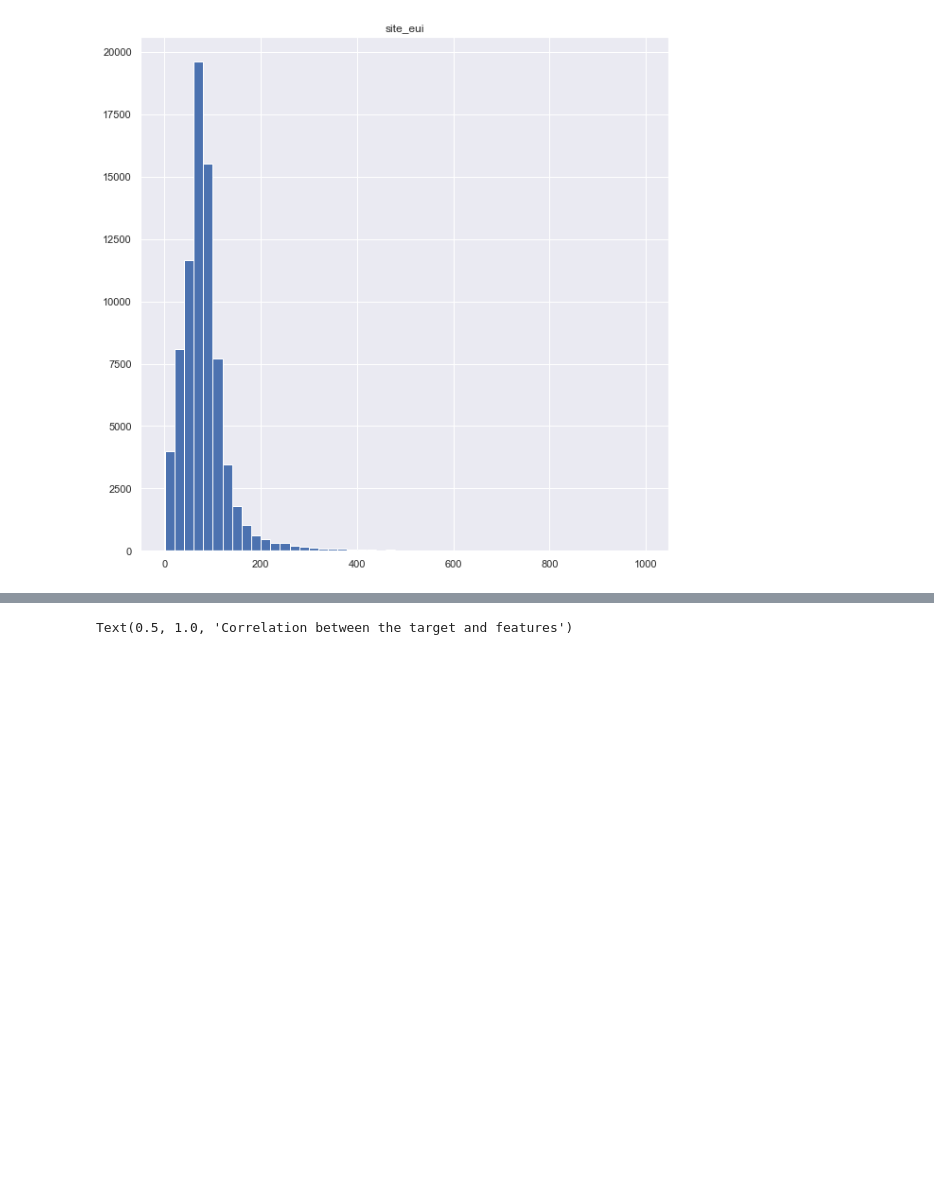
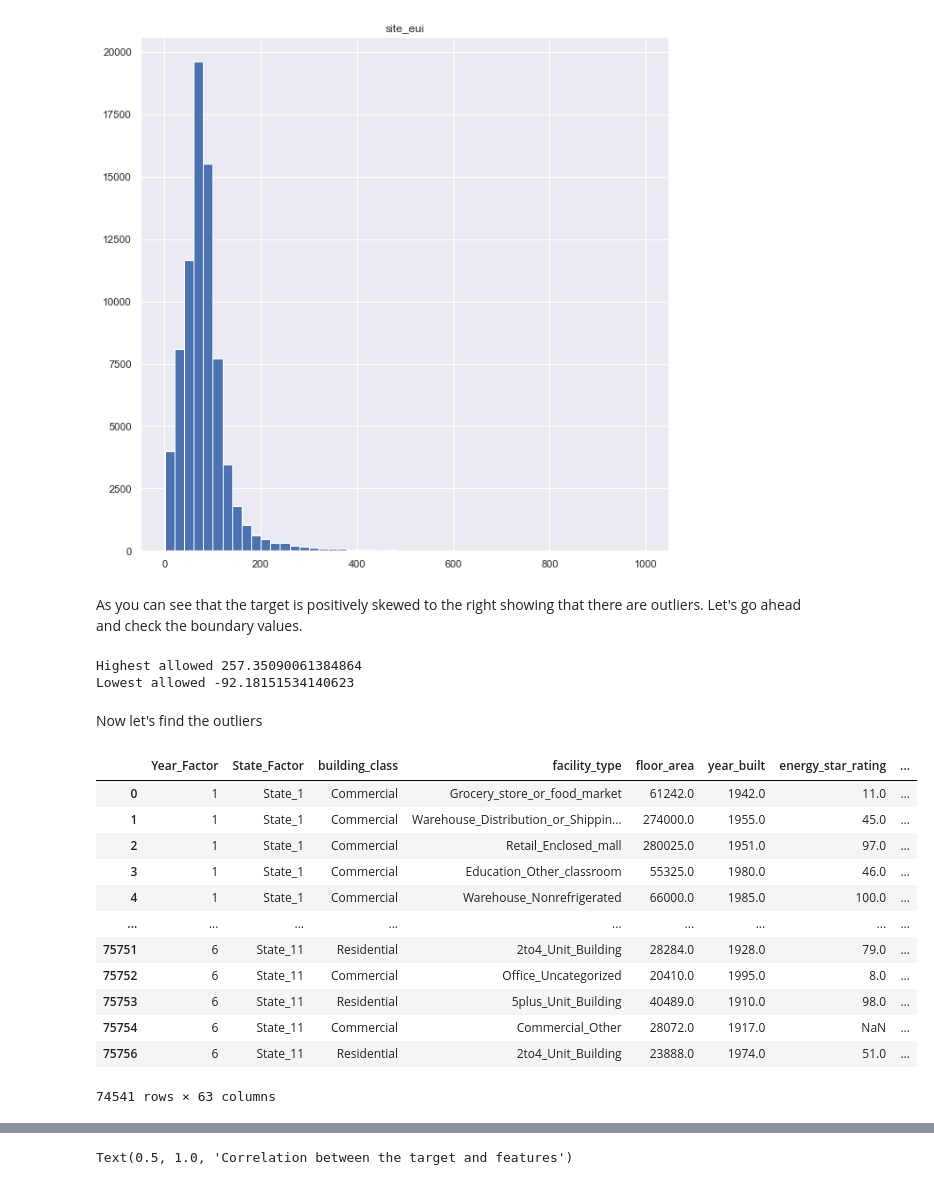
Before and after one commit to Teetee-lab/WIDS_Datathon2022_Project, a Jupyter notebook: notebook/EDA.ipynb, the cells around one changed output, grey strips where cells are left out. Drawn from its saved outputs; the diff is of its cells as text; code cells hidden in the pictures; blank space fills up the shorter version.

```diff
--- a/notebook/EDA.ipynb
+++ b/notebook/EDA.ipynb
@@ -155,3 +189,32 @@ train_df.hist(column='site_eui', bins = 50, figsize=(10,10))
 plt.show()
 # %% [output]
 [figure]
+# %% [markdown]
+As you can see that the target is positively skewed to the right showing that there are outliers. Let's go ahead and check the boundary values.
+# %%
+#check the boundary values
+print("Highest allowed",train_df['site_eui'].mean() + 3 *train_df['site_eui'].std())
+print("Lowest allowed",train_df['site_eui'].mean() - 3 *train_df['site_eui'].std())
+# %% [output]
+Highest allowed 257.35090061384864
+Lowest allowed -92.18151534140623
+# %% [markdown]
+Now let's find the outliers
+# %%
+#check for outliers
+outliers = train_df[(train_df['site_eui'] > 257.35) | (train_df['site_eui'] > -92.18)]
+outliers
+# %% [output]
+|  | Year_Factor | State_Factor | building_class | facility_type | floor_area | year_built | energy_star_rating | ... |
+| 0 | 1 | State_1 | Commercial | Grocery_store_or_food_market | 61242.0 | 1942.0 | 11.0 | ... |
+| 1 | 1 | State_1 | Commercial | Warehouse_Distribution_or_Shippin... | 274000.0 | 1955.0 | 45.0 | ... |
+| 2 | 1 | State_1 | Commercial | Retail_Enclosed_mall | 280025.0 | 1951.0 | 97.0 | ... |
+| 3 | 1 | State_1 | Commercial | Education_Other_classroom | 55325.0 | 1980.0 | 46.0 | ... |
+| 4 | 1 | State_1 | Commercial | Warehouse_Nonrefrigerated | 66000.0 | 1985.0 | 100.0 | ... |
+| ... | ... | ... | ... | ... | ... | ... | ... | ... |
+| 75751 | 6 | State_11 | Residential | 2to4_Unit_Building | 28284.0 | 1928.0 | 79.0 | ... |
+| 75752 | 6 | State_11 | Commercial | Office_Uncategorized | 20410.0 | 1995.0 | 8.0 | ... |
+| 75753 | 6 | State_11 | Residential | 5plus_Unit_Building | 40489.0 | 1910.0 | 98.0 | ... |
+| 75754 | 6 | State_11 | Commercial | Commercial_Other | 28072.0 | 1917.0 | NaN | ... |
+| 75756 | 6 | State_11 | Residential | 2to4_Unit_Building | 23888.0 | 1974.0 | 51.0 | ... |
+74541 rows × 63 columns
```
Also changed, not shown: parts of 37 cells of this notebook.
